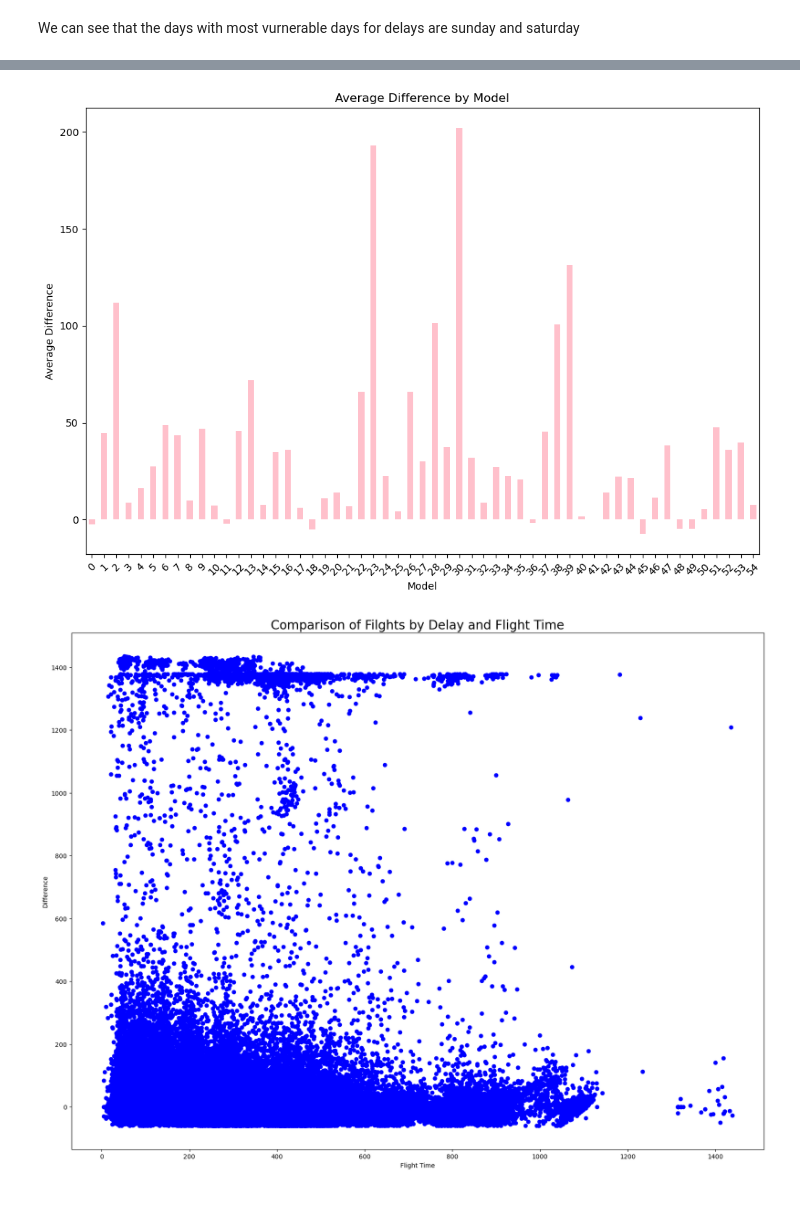
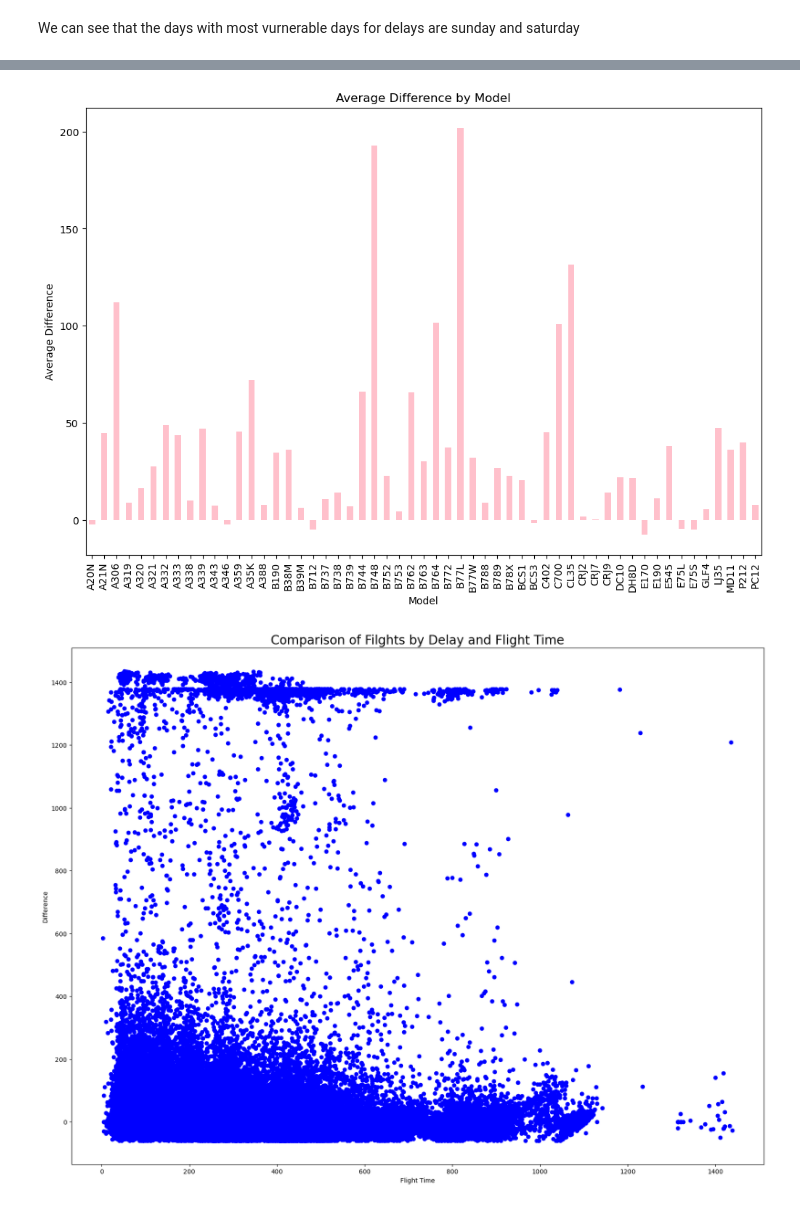
Before and after one commit to KobiSwisa/Flights-Delay-Prediction-Data-Science-Project, a Jupyter notebook: Visualization - Flightsradar24.ipynb, the cells around one changed output, grey strips where cells are left out. Cells and saved outputs as stored; diff of their text form; code cells hidden in the pictures.

```diff
--- a/Visualization - Flightsradar24.ipynb
+++ b/Visualization - Flightsradar24.ipynb
@@ -173,21 +161,29 @@ plt.show()
 # %%
+
+
+
+with open("model_dict.txt", "r") as file:
+    model_dict = json.load(file)
+
+keys_list = list(model_dict.keys())
+
 average_diff = df.groupby('MODEL')['DIFFERENCE'].mean()
 
 plt.figure(figsize=(12, 8))
 
 # Plot the average difference
-average_diff.plot(kind='bar', color='pink')
+ax = average_diff.plot(kind='bar', color='pink')
 
 # Customize the plot
-plt.xlabel('Model')
-plt.ylabel('Average Difference')
-plt.title('Average Difference by Model')
-plt.xticks(rotation=45)
+ax.set_xlabel('Model')
+ax.set_ylabel('Average Difference')
+ax.set_title('Average Difference by Model')
+ax.set_xticklabels(keys_list, rotation=90)
 
 # Display the plot
 plt.show()
 # %% [output]
-[figure, old version]
+[figure, new version]
 # %%
 scat = plt.figure(figsize=(20,15))
 plt.title("Comparison of Filghts by Delay and Flight Time", fontsize=20)
```
Also changed, not shown: parts of 9 cells of this notebook, 3 other files.
